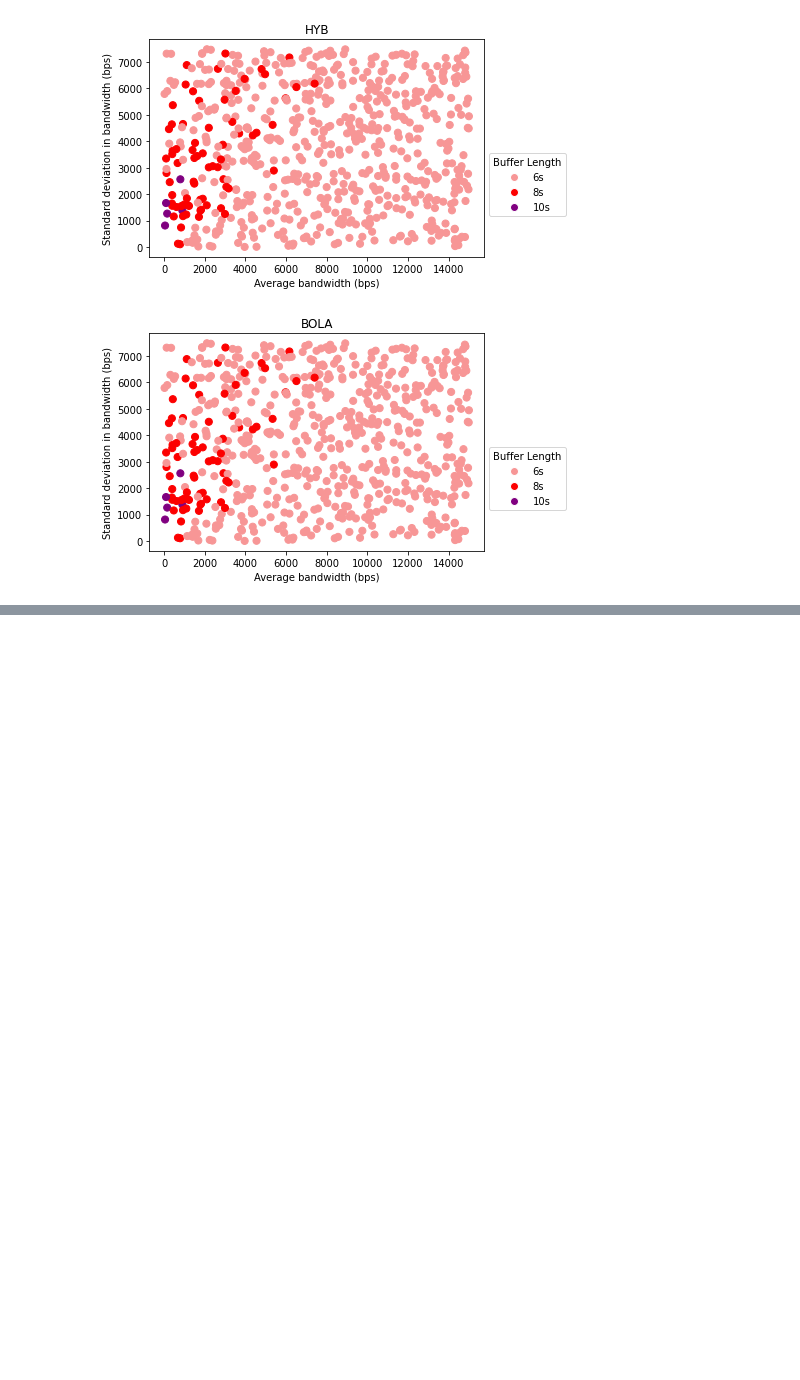
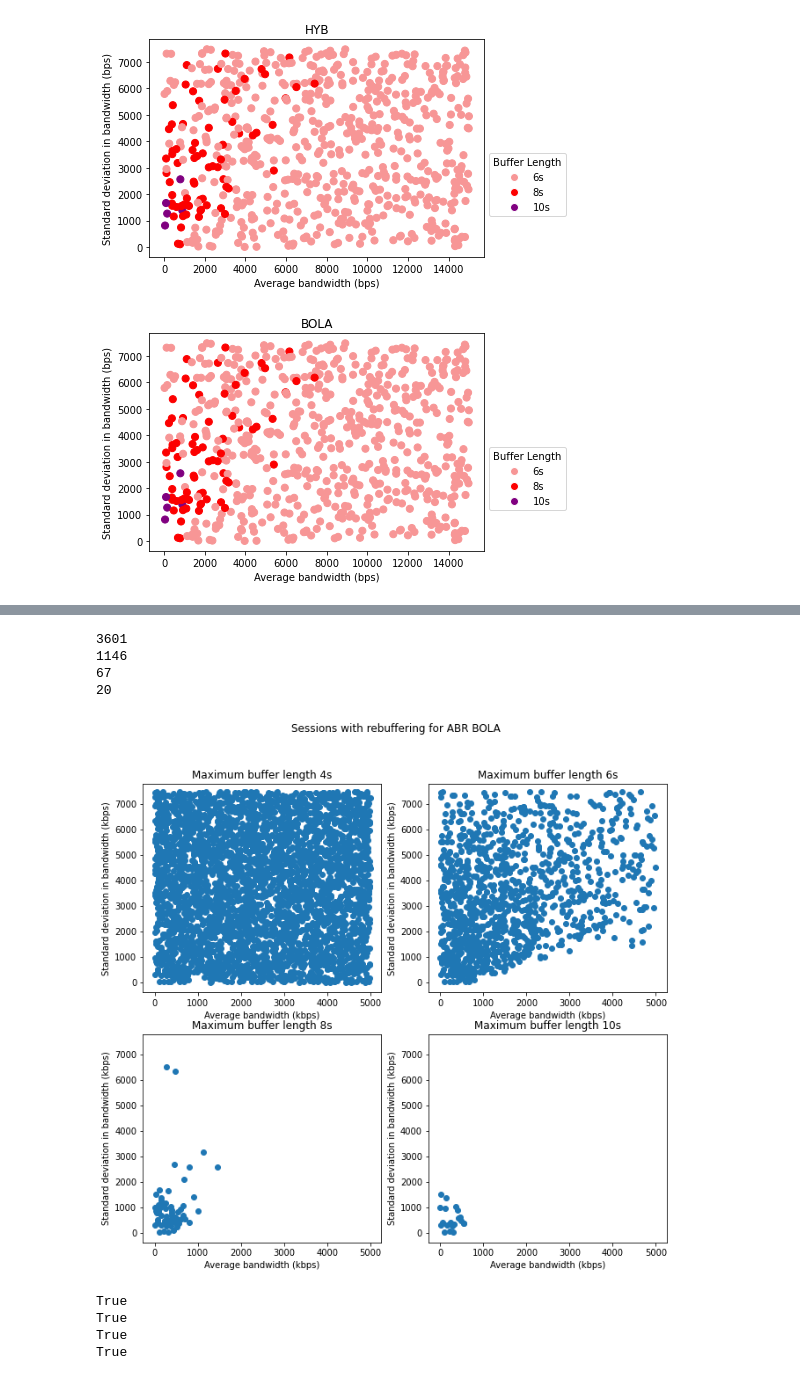
Before and after one commit to raffayatiq/topics_project_2, a Jupyter notebook: result_graphs.ipynb, the cells around one changed output, grey strips where cells are left out. Cells and saved outputs as stored; diff of their text form; code cells hidden in the pictures; blank space fills up the shorter version.

```diff
--- a/result_graphs.ipynb
+++ b/result_graphs.ipynb
@@ -88,0 +105,38 @@ make_plot("mpc", 10)
+# %%
+fig, ((ax1, ax2), (ax3, ax4)) = plt.subplots(2, 2)
+
+fig.set_figwidth(6.4*2/1.0)
+fig.set_figheight(4.8*2/1.0)
+fig.suptitle("Sessions with rebuffering for ABR BOLA")
+
+make_plot("bola", 4, ax1)
+make_plot("bola", 6, ax2)
+make_plot("bola", 8, ax3)
+make_plot("bola", 10, ax4)
+# %% [output]
+3601
+1146
+67
+20
+[figure, added]
+# %%
+def check_if_hyb_and_bola_same(metric, buf_len):
+    f = open("trace_set_complete.txt" + "_" + str(buf_len) + "_" + "hyb" + "_result.json")
+    hyb_data = json.load(f)
+
+    f = open("trace_set_complete.txt" + "_" + str(buf_len) + "_" + "bola" + "_result.json")
+    bola_data = json.load(f)
+
+    for trace in hyb_data:
+        if (hyb_data[trace][metric] != bola_data[trace][metric]):
+            return False
+
+    return True
+
+for i in range(4, 12, 2):
+    print(check_if_hyb_and_bola_same("change", i))
+# %% [output]
+True
+True
+True
+True
```
Also changed, not shown: parts of 8 cells of this notebook, 49 other files.
